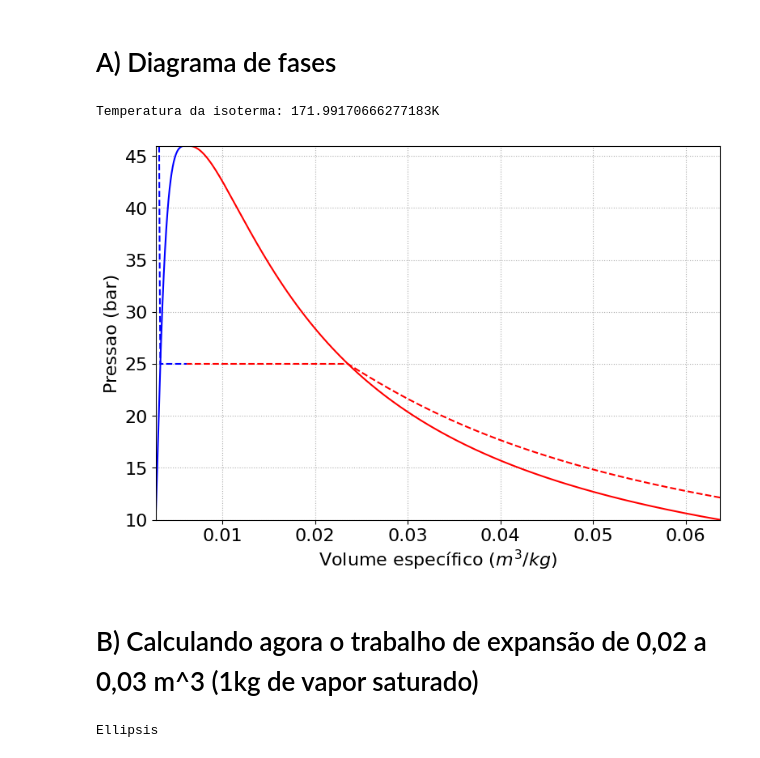
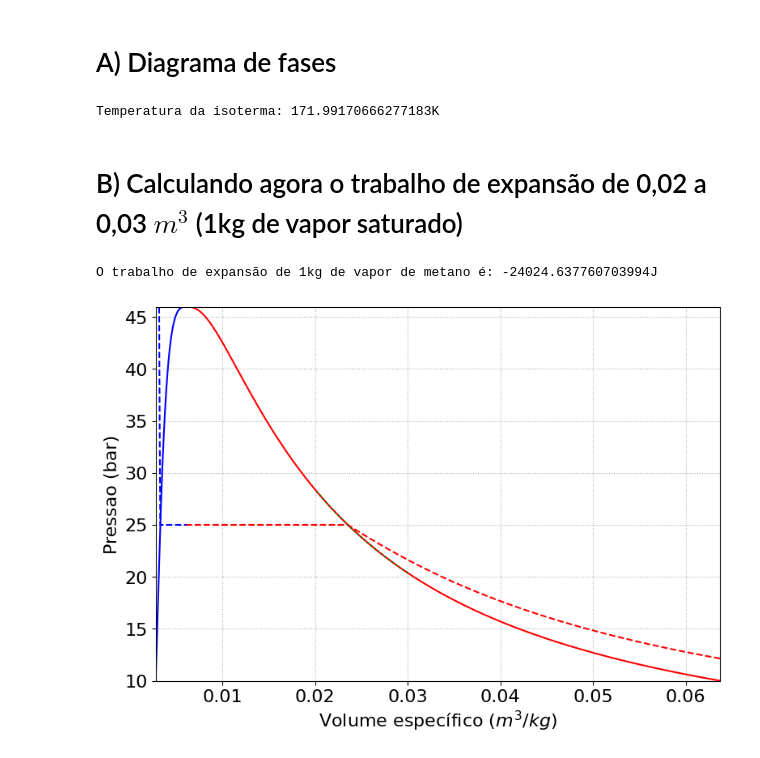
Before and after one commit to eburille/termodinamica, a Jupyter notebook: Exercício Computacional Diagrama de Fases.ipynb, the cells around one changed output. Drawn from its saved outputs; the diff is of its cells as text; code cells hidden in the pictures.

```diff
--- a/Exercício Computacional Diagrama de Fases.ipynb
+++ b/Exercício Computacional Diagrama de Fases.ipynb
@@ -42,39 +42,62 @@ v_sat_vap = 1/d_sat_vap
 
 vmin = np.min(v_sat_liq)
 vmax = np.max(v_sat_vap)
+# %%
+# Obtendo dados das isotermas
+Psat = 25 #bar
+Pisot = Psat * 1E5 # O valor do seu enunciado
+
+Disot = PropsSI('D', 'P', Pisot, 'Q', 0, Fluido)
+Tisot =  PropsSI('T', 'P', Pisot, 'D', Disot, Fluido)
+
+Pisot1 =  PropsSI('P', 'T', Tisot, 'D', d_sat_liq, Fluido)
+Pisot2 =  PropsSI('P', 'T', Tisot, 'D', d_sat_vap, Fluido)
+
+print('Temperatura da isoterma: ' + str(Tisot) + 'K')
+# %% [output]
+Temperatura da isoterma: 171.99170666277183K
+# %% [markdown]
+# B) Calculando agora o trabalho de expansão de 0,02 a 0,03 $m^3$ (1kg de vapor saturado)
+# %%
+# Unidades: v em kg/m^3, pressáo em bar
+
+
+lim_inf = 0.02
+lim_sup = 0.03
+
+index_inf = np.where(v_sat_vap < lim_inf)[0][0]
+index_sup = np.where(v_sat_vap < lim_sup)[0][0]
+
+area_tot = 0
+
+# Implementação do método dos trapézios
+for i in range(index_inf, index_sup, -1):
+    dx = v_sat_vap[i-1] - v_sat_vap[i]
+    dy = P_vec[i-1] - P_vec[i]
+
+    #          Area do retângulo               Area do triângulo
+    area = (dx) * min(P_vec[i-1], P_vec[i])  +   abs(dx*dy)/2
+    area_tot += area
+
+massa = 1 #kg
+W = -area_tot*massa   #  Pa * m^3 = N/m^2 * m^3 = N * m = J
+print(f"O trabalho de expansão de 1kg de vapor de metano é: {W}J")
+# %% [output]
+O trabalho de expansão de 1kg de vapor de metano é: -24024.637760703994J
 # %%
-# Obtendo dados das isotermas
-Psat = 25 #bar
-Pisot = Psat * 1E5 # O valor do seu enunciado
-
-Disot = PropsSI('D', 'P', Pisot, 'Q', 0, Fluido)
-Tisot =  PropsSI('T', 'P', Pisot, 'D', Disot, Fluido)
-
-Pisot1 =  PropsSI('P', 'T', Tisot, 'D', d_sat_liq, Fluido)
-Pisot2 =  PropsSI('P', 'T', Tisot, 'D', d_sat_vap, Fluido)
-
-print('Temperatura da isoterma: ' + str(Tisot) + 'K')
-
+# Plotando agora o diagrama P-V(com isotermas)
 plt.figure(figsize=(9,6))
 plt.plot(v_sat_liq, P_vec/1E5, color='b')
 plt.plot(v_sat_vap, P_vec/1E5, color='r')
 plt.plot(v_sat_liq, Pisot1/1E5, color='b', linestyle='--')
 plt.plot(v_sat_vap, Pisot2/1E5, color='r', linestyle='--')
+plt.plot(v_sat_vap[index_sup:index_inf], P_vec[index_sup:index_inf]/1E5, color = 'g', linestyle = ':')
 plt.grid(linestyle = ':')
 plt.xticks(fontsize = 16)
 plt.yticks(fontsize = 16)
 plt.xlabel("Volume específico ($m^3/kg$)", fontsize = 16)
 plt.ylabel("Pressao (bar)", fontsize = 16)
 plt.axis([vmin, vmax, Pmin/1e5, P_critico/1e5])
 plt.show()
 # %% [output]
-Temperatura da isoterma: 171.99170666277183K
-[figure, old version]
+[figure, new version]
-# %% [markdown]
-# B) Calculando agora o trabalho de expansão de 0,02 a 0,03 m^3 (1kg de vapor saturado)
-# %%
-# Plotando agora o diagrama P-V(com isotermas)
-# Unidades: v em kg/m^3, pressáo em bar
-...
-# %% [output]
-Ellipsis
```
